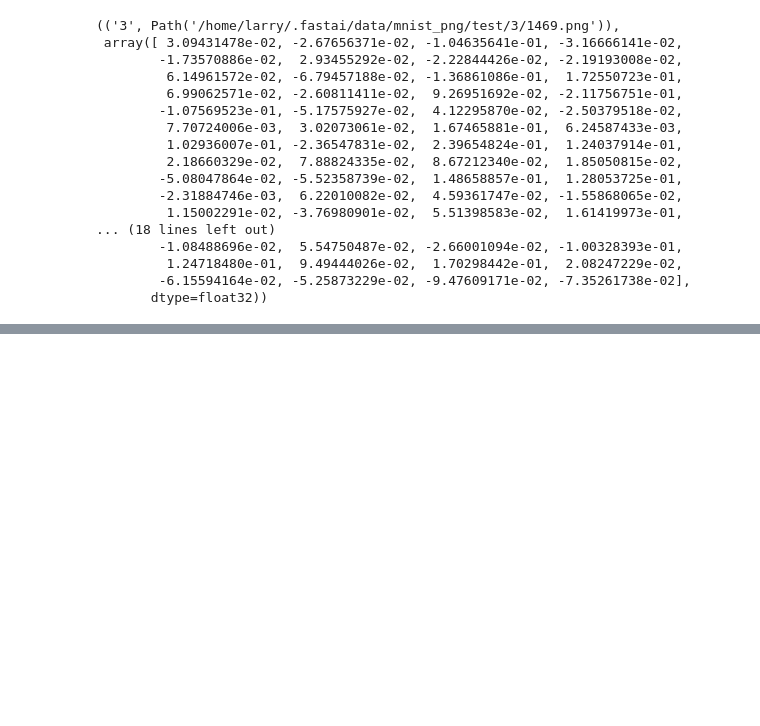
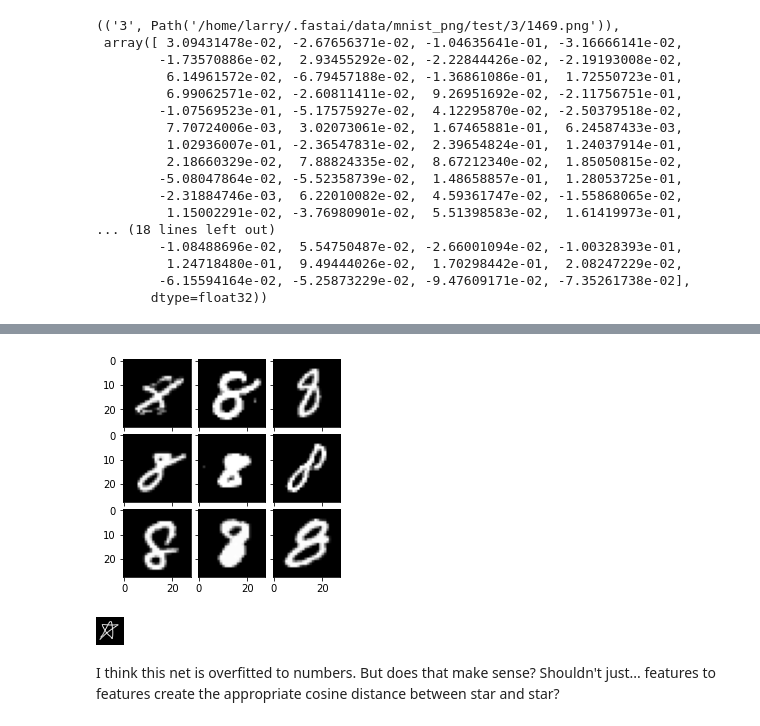
Before and after one commit to lobrien/triplet-loss-pytorch, a Jupyter notebook: Rework his main_train_triplet.ipynb, the cells around one changed output, grey strips where cells are left out. Cells and saved outputs as stored; diff of their text form; code cells hidden in the pictures; blank space fills up the shorter version.

```diff
--- a/Rework his main_train_triplet.ipynb
+++ b/Rework his main_train_triplet.ipynb
@@ -277,12 +259,16 @@ list(fingerprint_db.items())[3867]
         -6.15594164e-02, -5.25873229e-02, -9.47609171e-02, -7.35261738e-02],
        dtype=float32))
 # %%
+from scipy import spatial
+
 def best_match_mnist(fingerprint_db, fingerprint, k):
     fps = list(fingerprint_db.values())
     keys = list(fingerprint_db.keys())
     match_indices = find_k_nn(fps,fingerprint,k)
     for i in match_indices:
-        yield keys[i]
+        match_fp = fps[i]
+        distance = spatial.distance.cosine(match_fp, fingerprint)
+        yield (keys[i], distance)
 
 list(best_match_mnist(fingerprint_db, fingerprint, 10))
 # %% [output]
@@ -298,0 +295,9 @@ list(best_match_mnist(fingerprint_db, fingerprint, 10))
+# %%
+def fingerprint_file(path) :
+    img = PILImage.create(path)
+    result = learn.predict(img)
+    fingerprint = result[1].numpy()
+    return fingerprint
+
+fp = fingerprint_file('/home/larry/.fastai/data/mnist_png/test/4/4.png')
+list(best_match_mnist(fingerprint_db, fp, 5))
@@ -298,0 +334,4 @@ list(best_match_mnist(fingerprint_db, fingerprint, 10))
+# %%
+fps1 = fingerprint_file('Star1.png')
+fps2 = fingerprint_file('Star2.png')
+list(best_match_mnist(fingerprint_db, fps1, 1))
@@ -298,0 +352,2 @@ list(best_match_mnist(fingerprint_db, fingerprint, 10))
+# %%
+fingerprint_db[('*','/Star1.png')] = fps1
@@ -298,0 +368,22 @@ list(best_match_mnist(fingerprint_db, fingerprint, 10))
+# %%
+fig = plt.figure(figsize=(4., 4.))
+grid = ImageGrid(fig, 111,  # similar to subplot(111)
+                 nrows_ncols=(3, 3),  # creates 2x2 grid of axes
+                 axes_pad=0.1,  # pad between axes in inch.
+                 )
+
+imgs = (PILImage.create(m[0][1]) for m in best_match_mnist(fingerprint_db, fps2, 9))
+
+for ax, im in zip(grid, imgs):
+    # Iterating over the grid returns the Axes.
+    ax.imshow(im)
+
+plt.show()
+# %% [output]
+[figure, added]
+# %%
+PILImage.create("Star1.png")
+# %% [output]
+[figure, added]
+# %% [markdown]
+I think this net is overfitted to numbers. But does that make sense? Shouldn't just... features to features create the appropriate cosine distance between star and star?
```
Also changed, not shown: parts of 14 cells of this notebook, 3 other files.
